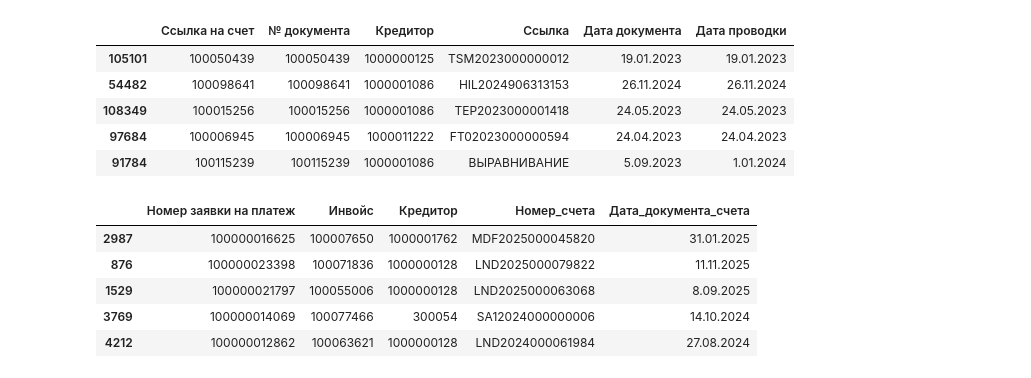
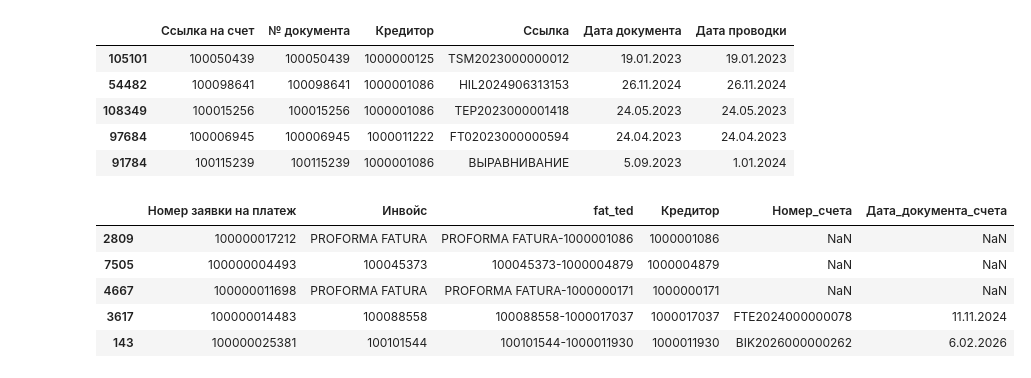
Before and after one commit to tsm-mehmetakiftasoz/tsm_makif, a Jupyter notebook: Готово_Все в одном_ beta_test_ver4-5 .ipynb, the cells around one changed output. Cells and saved outputs as stored; diff of their text form; code cells hidden in the pictures.

```diff
--- a/Готово_Все в одном_ beta_test_ver4-5 .ipynb
+++ b/Готово_Все в одном_ beta_test_ver4-5 .ipynb
@@ -2238,11 +2238,11 @@ for source_col, target_col in map_dict_B3_status.items():
 zpp001.drop(columns=["key"], inplace=True)
 df_fbl1n_2022_2025.drop(columns=["key"], inplace=True)
 # %%
-zpp001[["Номер заявки на платеж","Инвойс","Кредитор","Номер_счета","Дата_документа_счета"]].sample(n=5)
+zpp001[["Номер заявки на платеж","Инвойс","fat_ted","Кредитор","Номер_счета","Дата_документа_счета"]].sample(n=5)
 # %% [output]
-|  | Номер заявки на платеж | Инвойс | Кредитор | Номер_счета | Дата_документа_счета |
-| 2987 | 100000016625 | 100007650 | 1000001762 | MDF2025000045820 | 31.01.2025 |
-| 876 | 100000023398 | 100071836 | 1000000128 | LND2025000079822 | 11.11.2025 |
-| 1529 | 100000021797 | 100055006 | 1000000128 | LND2025000063068 | 8.09.2025 |
-| 3769 | 100000014069 | 100077466 | 300054 | SA12024000000006 | 14.10.2024 |
-| 4212 | 100000012862 | 100063621 | 1000000128 | LND2024000061984 | 27.08.2024 |
+|  | Номер заявки на платеж | Инвойс | fat_ted | Кредитор | Номер_счета | Дата_документа_счета |
+| 2809 | 100000017212 | PROFORMA FATURA | PROFORMA FATURA-1000001086 | 1000001086 | NaN | NaN |
+| 7505 | 100000004493 | 100045373 | 100045373-1000004879 | 1000004879 | NaN | NaN |
+| 4667 | 100000011698 | PROFORMA FATURA | PROFORMA FATURA-1000000171 | 1000000171 | NaN | NaN |
+| 3617 | 100000014483 | 100088558 | 100088558-1000017037 | 1000017037 | FTE2024000000078 | 11.11.2024 |
+| 143 | 100000025381 | 100101544 | 100101544-1000011930 | 1000011930 | BIK2026000000262 | 6.02.2026 |
```
Also changed, not shown: parts of 5 cells of this notebook.
